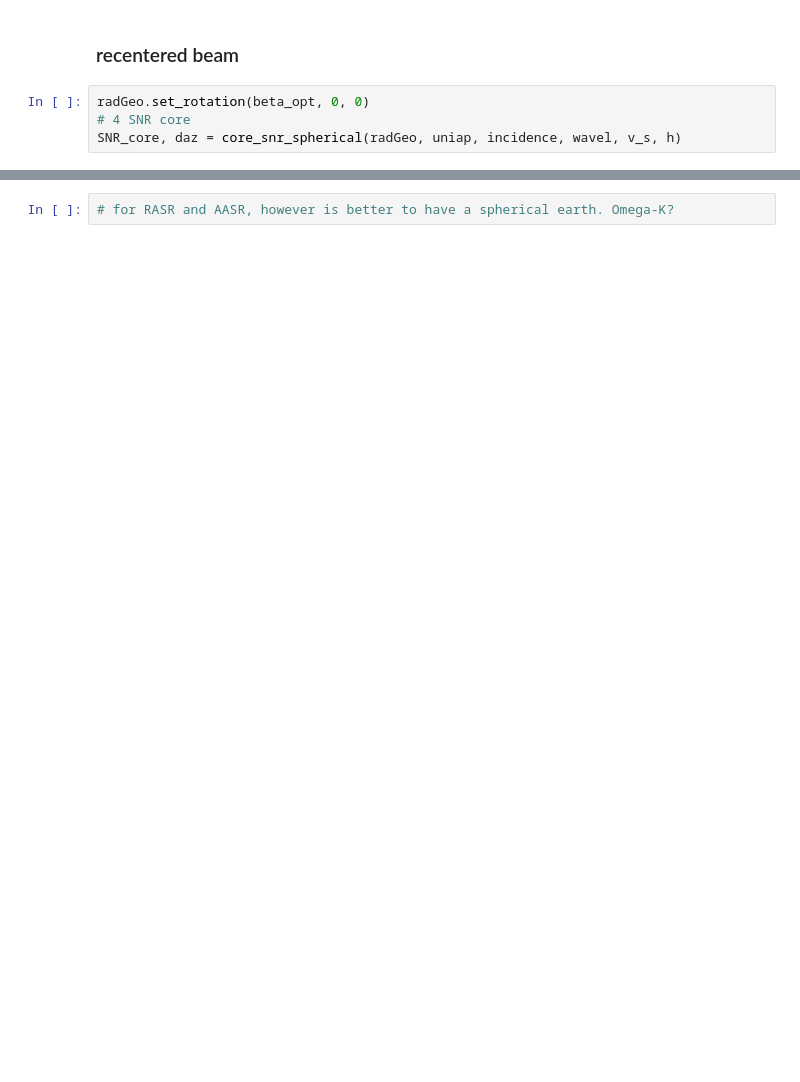
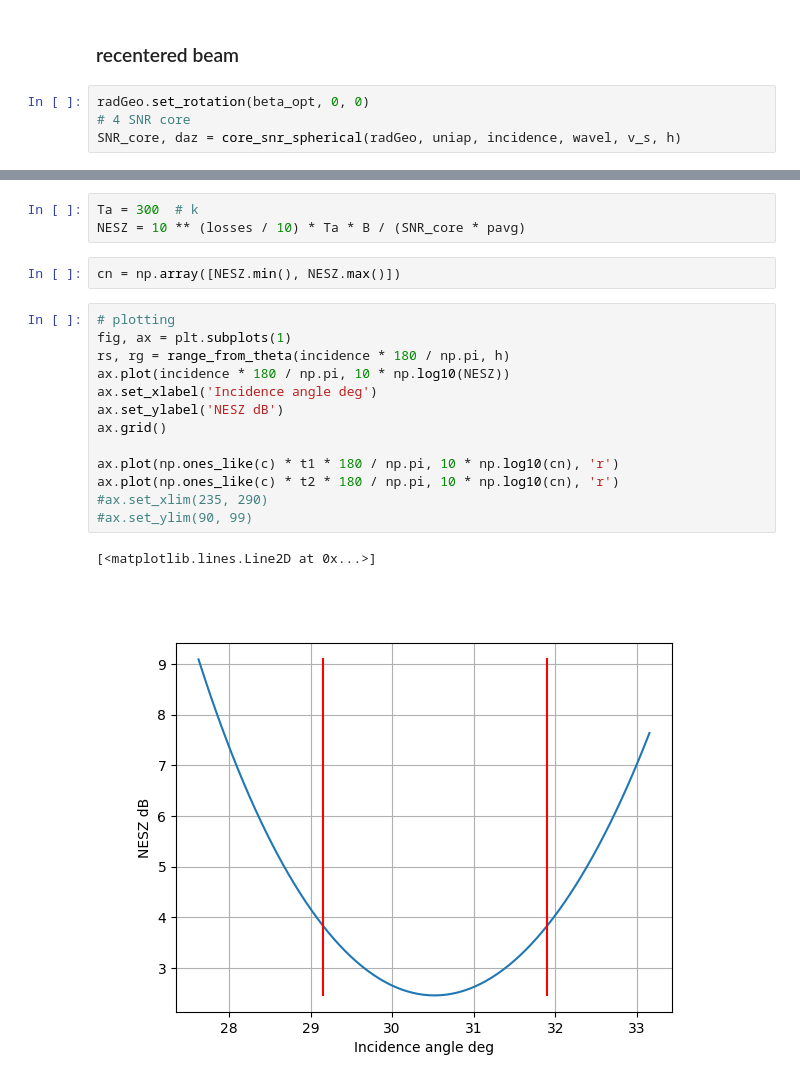
Before and after one commit to Mencarelli-Simone/design-baseline, a Jupyter notebook: design_assumptions.ipynb, the cells around one changed output, grey strips where cells are left out. Cells and saved outputs as stored; diff of their text form; blank space fills up the shorter version.

```diff
--- a/design_assumptions.ipynb
+++ b/design_assumptions.ipynb
@@ -370,2 +377,21 @@ ax.plot(np.ones_like(c) * t2 * 180 / np.pi, 10 * np.log10(c), 'r')
-# %%
-# for RASR and AASR, however is better to have a spherical earth. Omega-K?
+# %%
+Ta = 300  # k
+NESZ = 10 ** (losses / 10) * Ta * B / (SNR_core * pavg)
+# %%
+cn = np.array([NESZ.min(), NESZ.max()])
+# %%
+# plotting
+fig, ax = plt.subplots(1)
+rs, rg = range_from_theta(incidence * 180 / np.pi, h)
+ax.plot(incidence * 180 / np.pi, 10 * np.log10(NESZ))
+ax.set_xlabel('Incidence angle deg')
+ax.set_ylabel('NESZ dB')
+ax.grid()
+
+ax.plot(np.ones_like(c) * t1 * 180 / np.pi, 10 * np.log10(cn), 'r')
+ax.plot(np.ones_like(c) * t2 * 180 / np.pi, 10 * np.log10(cn), 'r')
+#ax.set_xlim(235, 290)
+#ax.set_ylim(90, 99)
+# %% [output]
+[<matplotlib.lines.Line2D at 0x...>]
+[figure, added]
```
Also changed, not shown: parts of 33 cells of this notebook, 10 other files.
